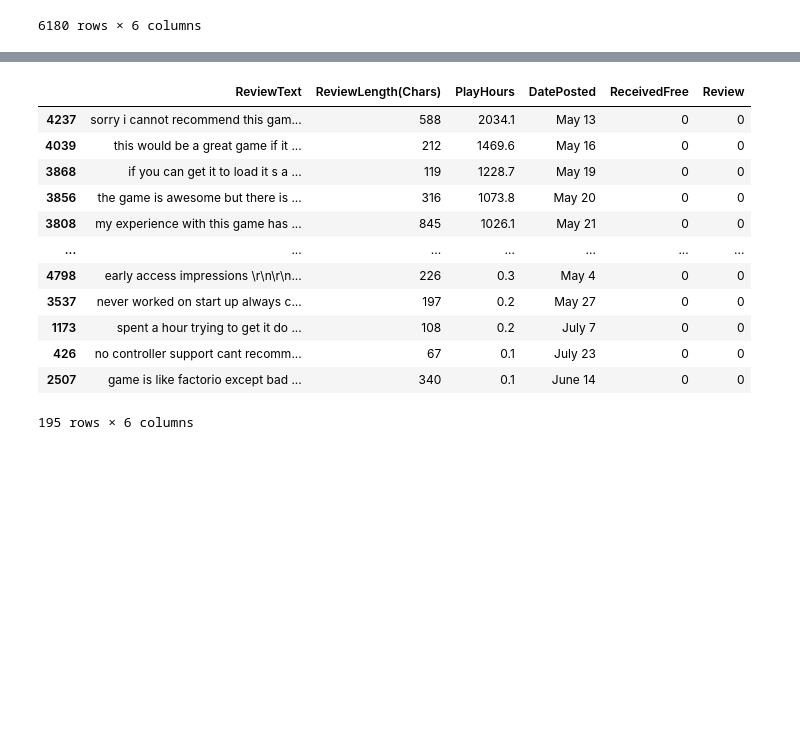
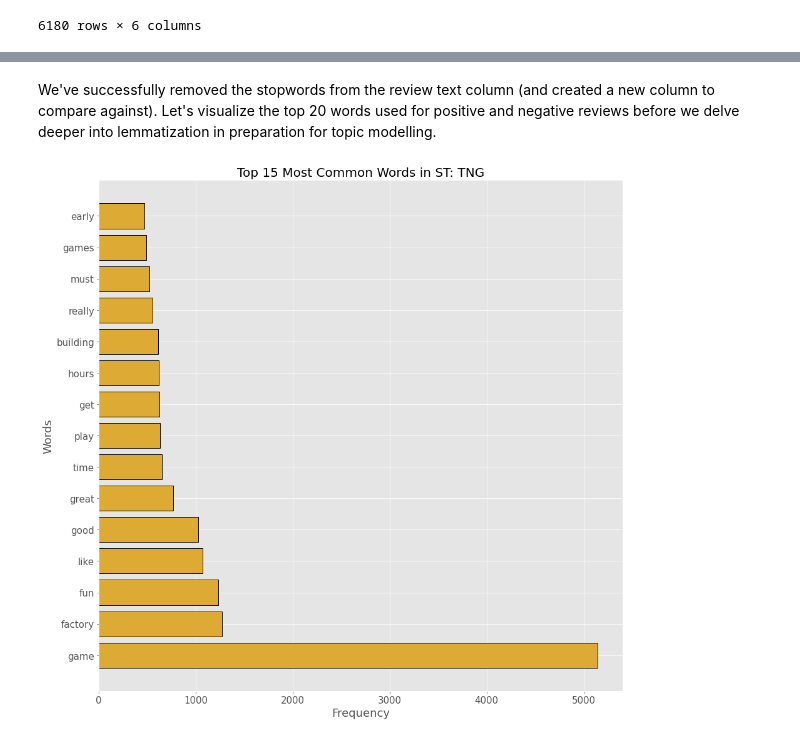
Before and after one commit to KatyaZeross/A-Satisfactory-Project, a Jupyter notebook: data-preprocessing.ipynb, the cells around one changed output, grey strips where cells are left out. Cells and saved outputs as stored; diff of their text form; code cells hidden in the pictures; blank space fills up the shorter version.

```diff
--- a/data-preprocessing.ipynb
+++ b/data-preprocessing.ipynb
@@ -593,0 +603,9 @@ plt.show();
+# %%
+# getting the stopwords set
+from nltk.corpus import stopwords
+stop = stopwords.words('english')
+
+# creating new column with review text containing no stopwords
+df['No_StopWords_Review'] = df['ReviewText'].apply(lambda x: ' '.join([word for word in x.split() if word not in (stop)]))
+# %% [markdown]
+We've successfully removed the stopwords from the review text column (and created a new column to compare against). Let's visualize the top 20 words used for positive and negative reviews before we delve deeper into lemmatization in preparation for topic modelling.
@@ -593,0 +615,22 @@ plt.show();
+# %%
+#We can then use count the most common words in our corpus
+
+#split the words, separate by space '_' and get the top 15 most common words.
+text_most_common = Counter(" ".join(df.No_StopWords_Review).split()).most_common(15)
+# getting the word(s)
+text_mc_word = [text_most_common[i][0] for i in range(len(text_most_common))]
+# obtain the frequency
+text_mc_freq = [text_most_common[i][1] for i in range(len(text_most_common))]
+# %%
+# plotting the most common words said across the whole corpus
+plt.figure(figsize = (15,15))
+#plot barh of the words, and their highest frequency
+plt.barh(text_mc_word, text_mc_freq, color='#ddaa33', edgecolor = 'black', linewidth=1)
+plt.xlabel('Frequency', size=18)
+plt.xticks(size=15)
+plt.ylabel('Words', size=18)
+plt.yticks(size=15)
+plt.title("Top 15 Most Common Words in ST: TNG", size=20)
+plt.show()
+# %% [output]
+[figure, added]
@@ -594,16 +640,2 @@ plt.show();
 # %%
 df[df.Review == 0].sort_values('PlayHours', ascending=False)
-# %% [output]
-|  | ReviewText | ReviewLength(Chars) | PlayHours | DatePosted | ReceivedFree | Review |
-| 4237 | sorry i cannot recommend this gam... | 588 | 2034.1 | May 13 | 0 | 0 |
-| 4039 | this would be a great game if it ... | 212 | 1469.6 | May 16 | 0 | 0 |
-| 3868 | if you can get it to load it s a ... | 119 | 1228.7 | May 19 | 0 | 0 |
-| 3856 | the game is awesome but there is ... | 316 | 1073.8 | May 20 | 0 | 0 |
-| 3808 | my experience with this game has ... | 845 | 1026.1 | May 21 | 0 | 0 |
-| ... | ... | ... | ... | ... | ... | ... |
-| 4798 | early access impressions \r\n\r\n... | 226 | 0.3 | May 4 | 0 | 0 |
-| 3537 | never worked on start up always c... | 197 | 0.2 | May 27 | 0 | 0 |
-| 1173 | spent a hour trying to get it do ... | 108 | 0.2 | July 7 | 0 | 0 |
-| 426 | no controller support cant recomm... | 67 | 0.1 | July 23 | 0 | 0 |
-| 2507 | game is like factorio except bad ... | 340 | 0.1 | June 14 | 0 | 0 |
-195 rows × 6 columns
```
Also changed, not shown: parts of 10 cells of this notebook.
